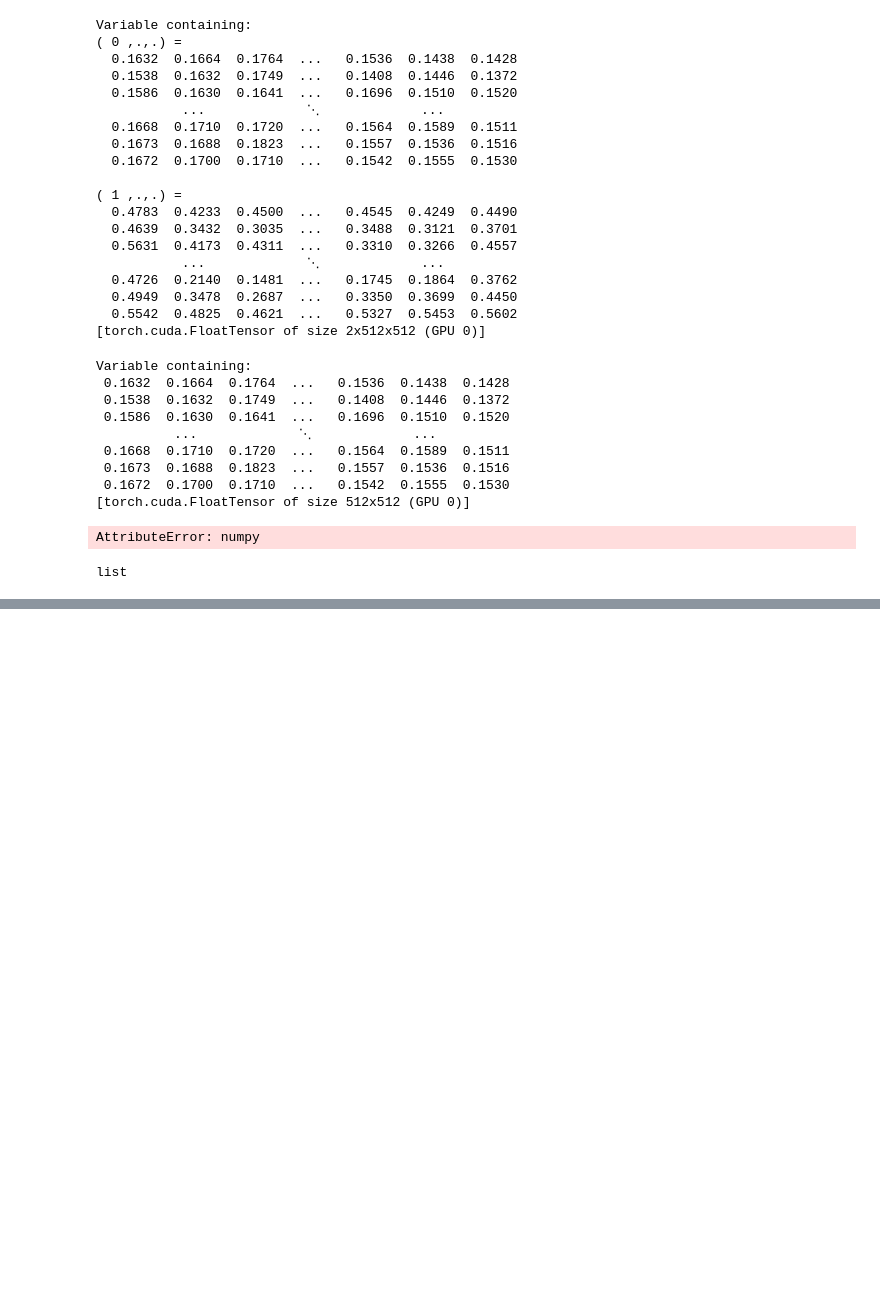
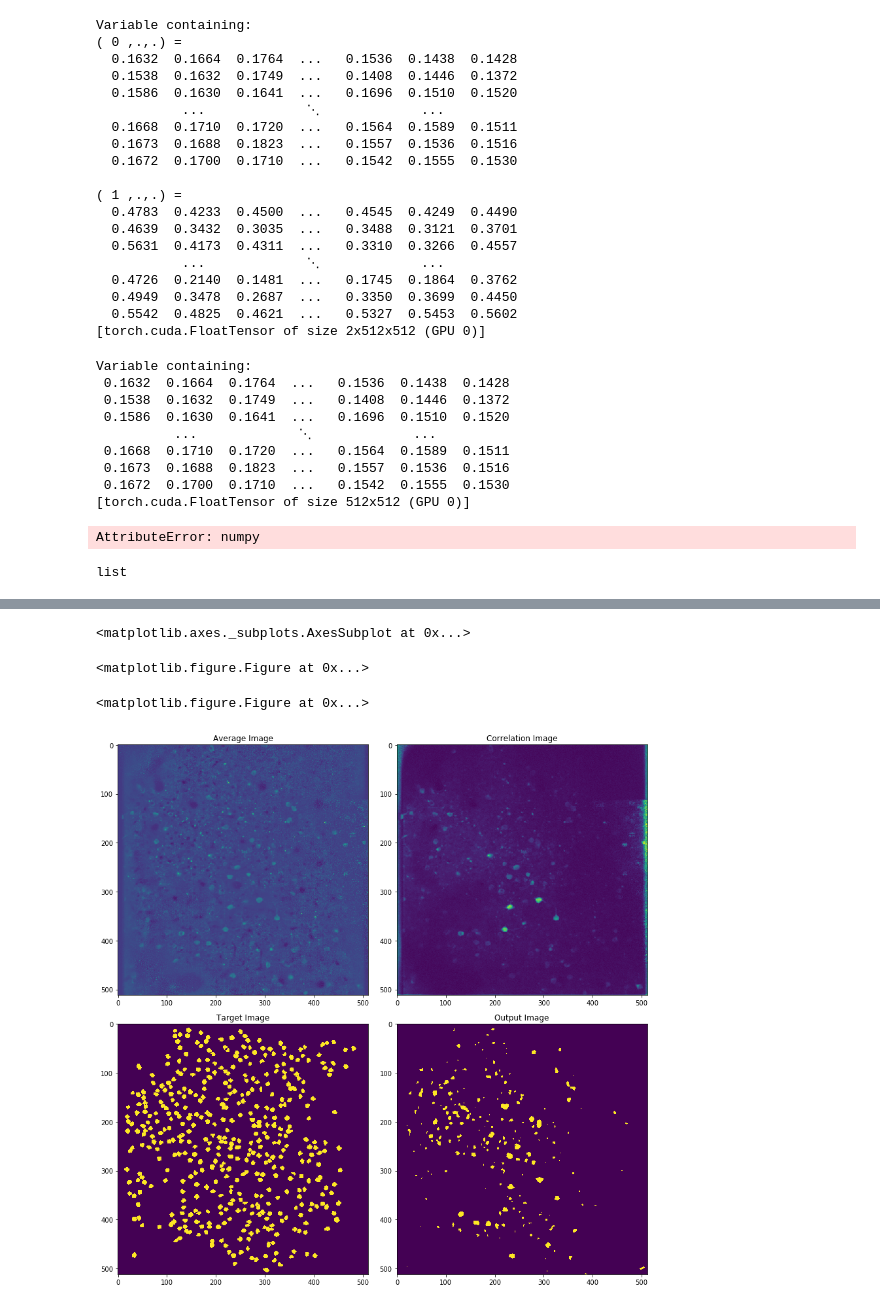
Before and after one commit to npatel5/blinkende_lichter, a Jupyter notebook: piwise-master/unet_test.ipynb, the cells around one changed output, grey strips where cells are left out. Drawn from its saved outputs; the diff is of its cells as text; code cells hidden in the pictures; blank space fills up the shorter version.

Commit message:
Add code in notebook for evaluating the model and for plotting results.

```diff
--- a/piwise-master/unet_test.ipynb
+++ b/piwise-master/unet_test.ipynb
@@ -301,0 +355,2 @@ import torchvision.transforms as transforms
+# %%
+in_data = inputs.data
@@ -301,0 +378,2 @@ import torchvision.transforms as transforms
+# %%
+in_data = in_data.cpu().numpy()
@@ -301,0 +400,2 @@ import torchvision.transforms as transforms
+# %%
+in_data = in_data[0]
@@ -301,0 +410,3 @@ import torchvision.transforms as transforms
+# %%
+in_data_avg = in_data[0]
+in_data_corr = in_data[1]
@@ -301,0 +479,4 @@ import torchvision.transforms as transforms
+# %%
+plt.subplot(111)
+# %% [output]
+<matplotlib.axes._subplots.AxesSubplot at 0x...>
@@ -301,0 +485,4 @@ import torchvision.transforms as transforms
+# %%
+plt.figure()
+# %% [output]
+<matplotlib.figure.Figure at 0x...>
@@ -301,0 +493,27 @@ import torchvision.transforms as transforms
+# %%
+plt.figure()
+
+plt.subplots(figsize=(12,12))
+
+avg = plt.subplot(221)
+corr = plt.subplot(222)
+tgt = plt.subplot(223)
+out = plt.subplot(224)
+
+
+avg.title.set_text("Average Image")
+corr.title.set_text("Correlation Image")
+tgt.title.set_text("Target Image")
+out.title.set_text("Output Image")
+
+avg.imshow(in_data_avg)
+corr.imshow(in_data_corr)
+tgt.imshow(tgt_data)
+out.imshow(pos.squeeze())
+
+
+
+plt.tight_layout()
+# %% [output]
+<matplotlib.figure.Figure at 0x...>
+[figure, added]
```
Also changed, not shown: parts of 99 cells of this notebook.
